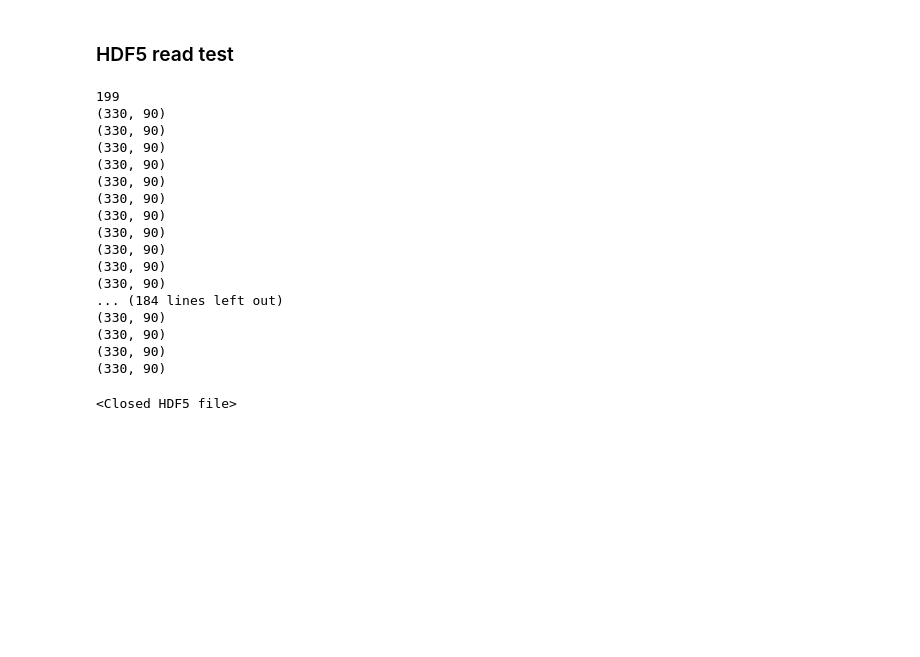
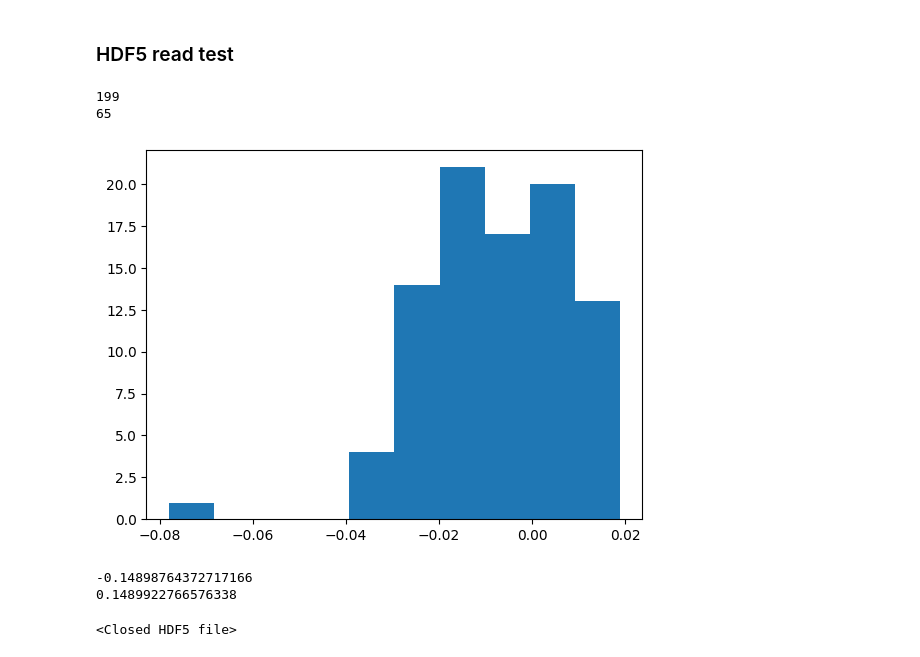
Before and after one commit to Eortvald/bsc-thesis, a Jupyter notebook: src/preproccesing/preproccesing_walkthrough.ipynb, the cells around one changed output. Drawn from its saved outputs; the diff is of its cells as text; code cells hidden in the pictures; blank space fills up the shorter version.

```diff
--- a/src/preproccesing/preproccesing_walkthrough.ipynb
+++ b/src/preproccesing/preproccesing_walkthrough.ipynb
@@ -269,29 +269,32 @@ Number of files not found: 17
 # %% [markdown]
 ### HDF5 read test
 # %%
-with h5py.File('dataset_all_subjects_LEiDA.hdf5', mode='r') as dataf:
+mini = []
+maxi = []
+g = np.zeros((330,90))
+with h5py.File('../data/dataset/dataset_all_subjects_LEiDA.hdf5', mode='r') as dataf:
     print(len(dataf.keys()))
     for subject in list(dataf.keys()):
         l = np.array(dataf[subject])
-        print(l.shape)
+
+        mini.append(l.min())
+        maxi.append(l.max())
+        g = g + l
+
+g /= 199
+r = np.random.randint(100)
+print(r)
+plt.hist(g[r])
+plt.show()
+
+print(np.array(mini).min())
+print(np.array(maxi).max())
 # %% [output]
 199
-(330, 90)
-(330, 90)
-(330, 90)
-(330, 90)
-(330, 90)
-(330, 90)
-(330, 90)
-(330, 90)
-(330, 90)
-(330, 90)
-(330, 90)
-... (184 lines left out)
-(330, 90)
-(330, 90)
-(330, 90)
-(330, 90)
+65
+[figure, added]
+-0.14898764372717166
+0.1489922766576338
 # %%
 f = h5py.File('dataset_all_subjects_LEiDA.hdf5', mode='r')
 f.close()
```
Also changed, not shown: 1 other file.
